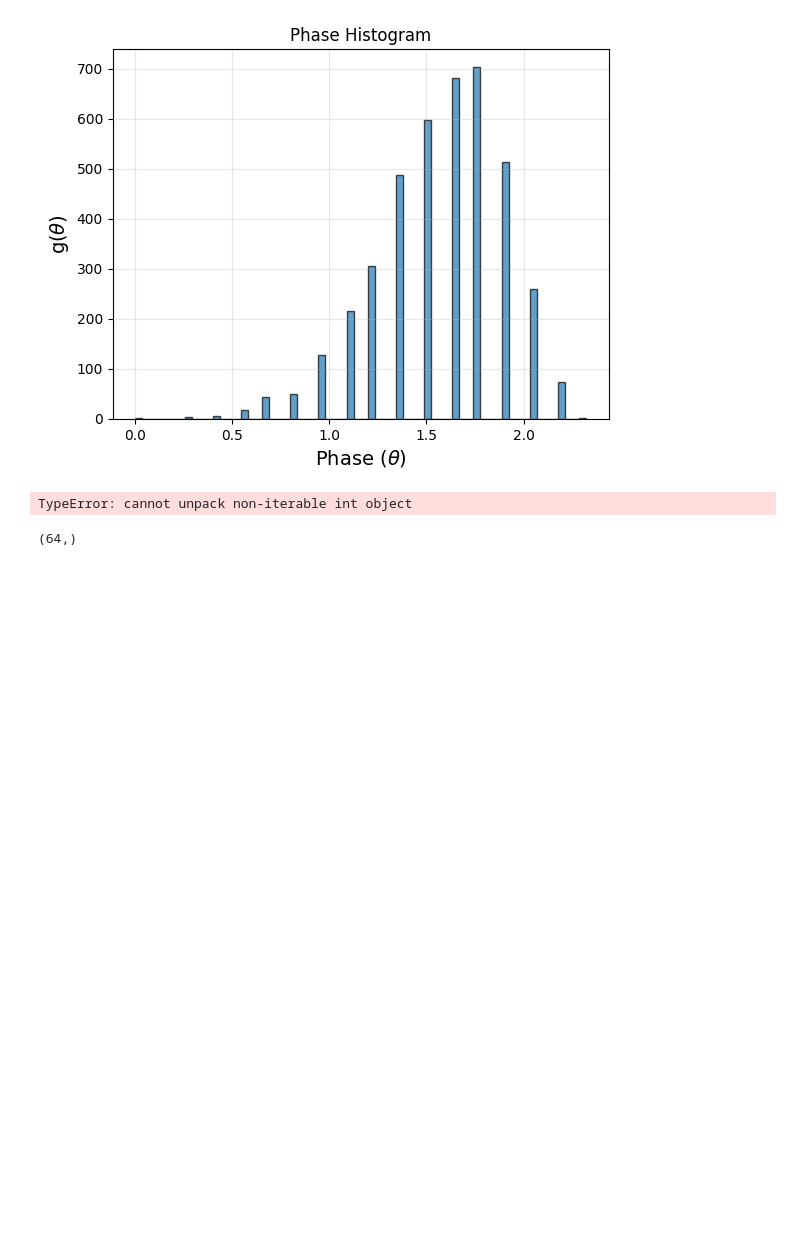
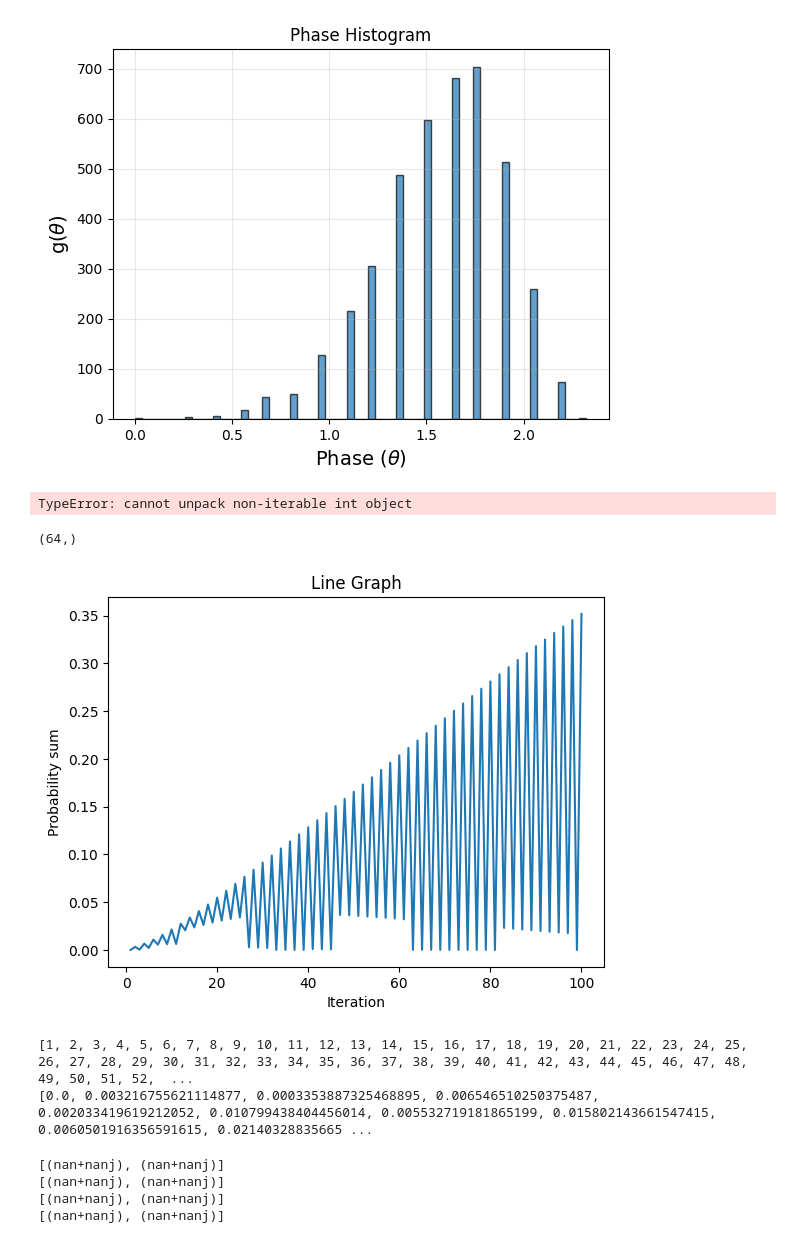
Before and after one commit to pranjagar/Phase-to-Amplitude-proj, a Jupyter notebook: rough_phase_to_amp.ipynb, the cells around one changed output. Drawn from its saved outputs; the diff is of its cells as text; code cells hidden in the pictures; blank space fills up the shorter version.

```diff
--- a/rough_phase_to_amp.ipynb
+++ b/rough_phase_to_amp.ipynb
@@ -858,3 +858,17 @@ class QuantumSystem:
 """
 # %% [output]
 '\n    @staticmethod\n    def cumulative_states(phases, bins, freq, start, end):\n        \n        # Cumulative count of states between start and end phase angles.\n        # Args:\n        # - phase ...
+# %%
+#trying for different q, line graphs
+q = 10
+adj_q = adj_line(q)
+
+Q_q = QuantumSystem(q, adj_q)
+
+for i in range(10):
+    srt = lambda i: Q_q.sorted_binaries(Q_q.psi_iter_m(5+ i), q = q)
+    ee = srt(i)[:2]
+    two_p = ee[0][1] + ee[1][1]
+
+    print(ee)
+    print(two_p,'\n')
@@ -1029,3 +1061,30 @@ bins.shape
 freq.shape
 # %% [output]
 (64,)
+# %%
+# q = 109 line graph
+q = 10
+adj_q = adj_line(q)
+Q_10 = QuantumSystem(q, adj_q)
+
+def iter(i):
+    return Q_10.psi_iter_m(i)
+
+# plotting a line graph
+
+import matplotlib.pyplot as plt
+
+def plot_line_graph(N = 50):
+    x = list(range(1, N+1))
+
+    k = lambda i: sorted(iter(i), reverse = True)
+
+    y = [abs(k(i)[0])**2 for i in range(1, N+1)]
+
+    plt.plot(x, y)
+    plt.xlabel('Iteration')
+    plt.ylabel('Probability sum')
+    plt.title('Line Graph')
+    plt.show()
+    print(x)
+    print(y)
@@ -1031,0 +1095,16 @@ freq.shape
+# %%
+plot_line_graph(100)
+# %% [output]
+[figure, added]
+[1, 2, 3, 4, 5, 6, 7, 8, 9, 10, 11, 12, 13, 14, 15, 16, 17, 18, 19, 20, 21, 22, 23, 24, 25, 26, 27, 28, 29, 30, 31, 32, 33, 34, 35, 36, 37, 38, 39, 40, 41, 42, 43, 44, 45, 46, 47, 48, 49, 50, 51, 52,  ...
+[0.0, 0.003216755621114877, 0.0003353887325468895, 0.006546510250375487, 0.002033419619212052, 0.010799438404456014, 0.005532719181865199, 0.015802143661547415, 0.0060501916356591615, 0.02140328835665 ...
+# %%
+print(sorted(iter(30), reverse = True)[:2])
+print(sorted(iter(40), reverse = True)[:2])
+print(sorted(iter(50), reverse = True)[:2])
+print(sorted(iter(60), reverse = True)[:2])
+# %% [output]
+[(nan+nanj), (nan+nanj)]
+[(nan+nanj), (nan+nanj)]
+[(nan+nanj), (nan+nanj)]
+[(nan+nanj), (nan+nanj)]
```
Also changed, not shown: parts of 6 cells of this notebook, 1 other file.
